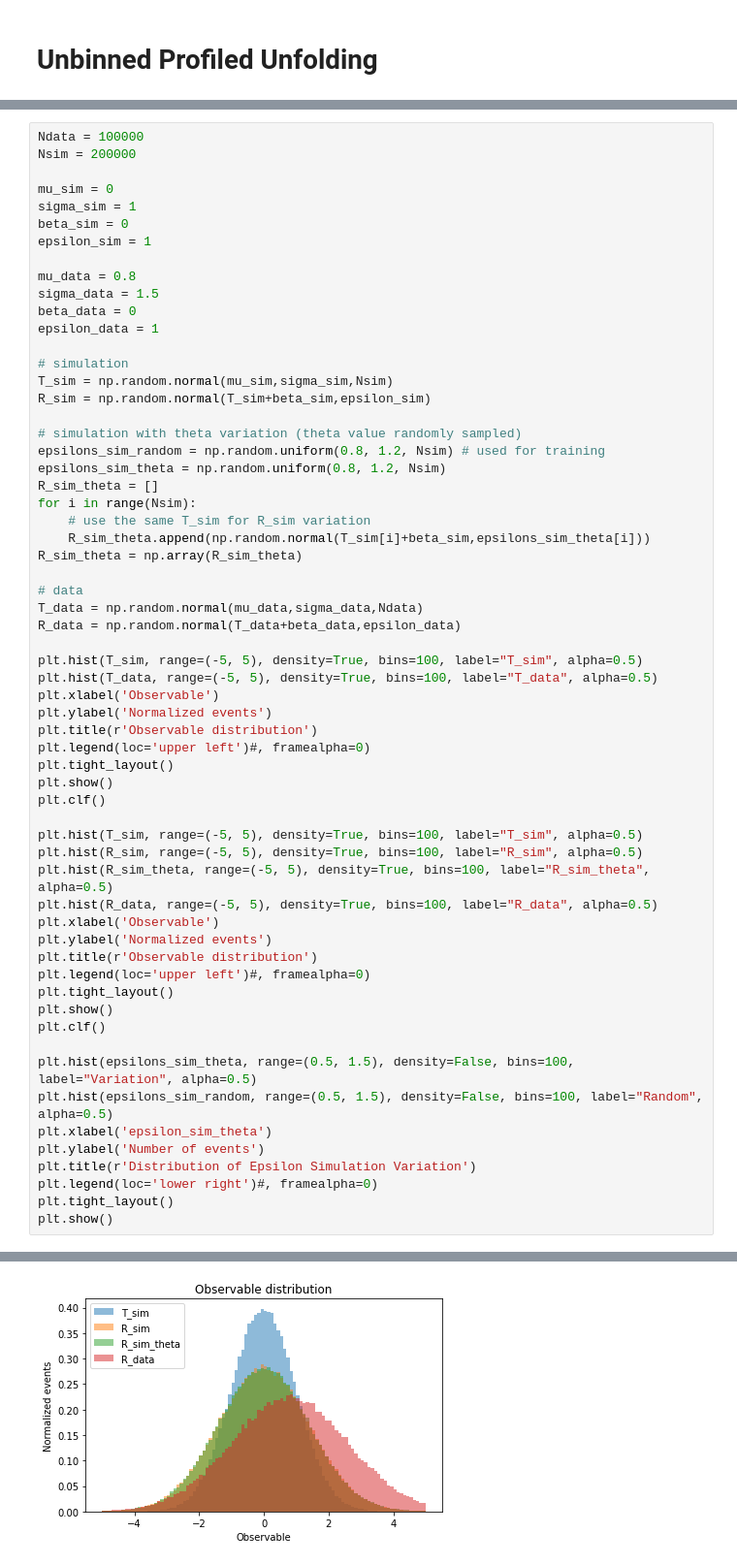
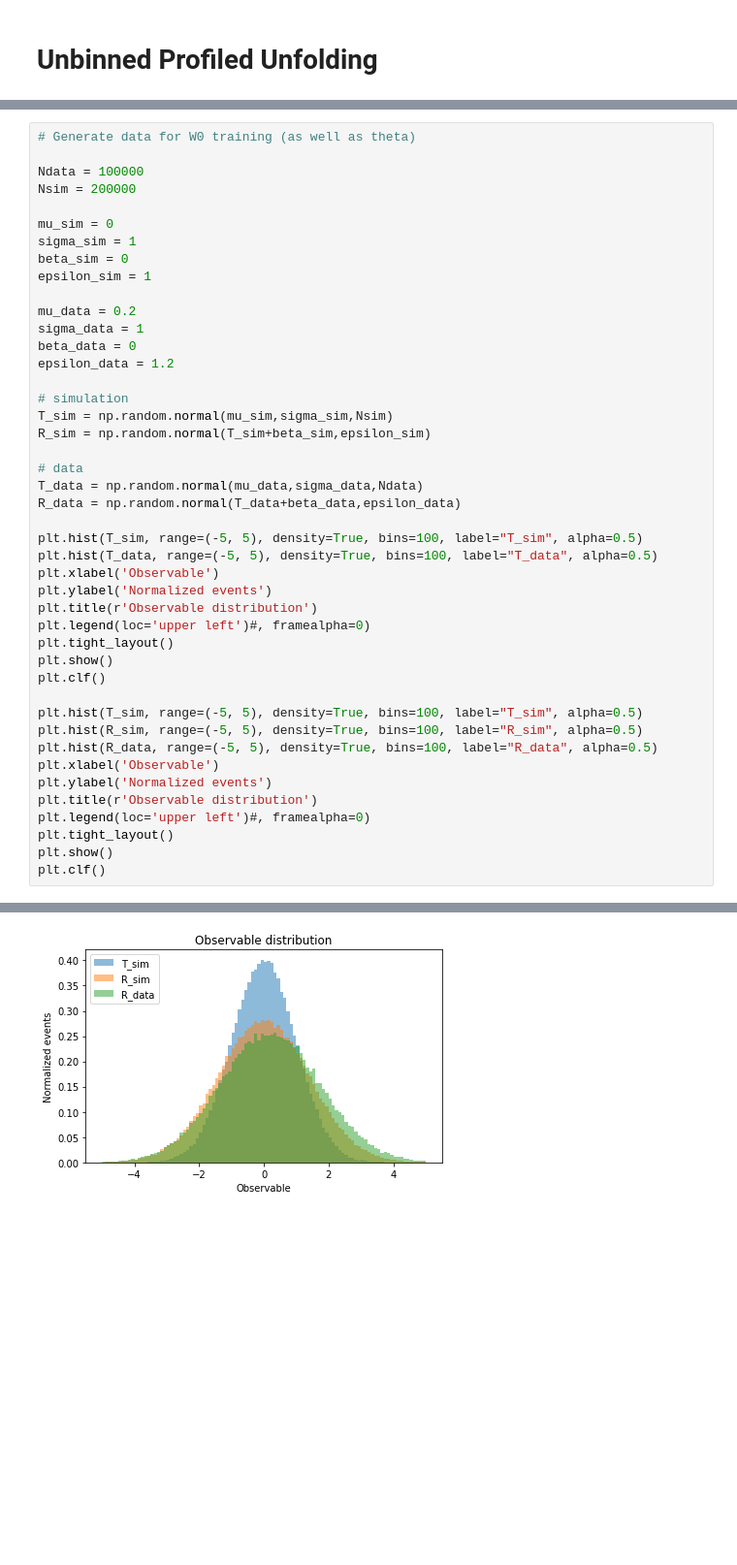
Before and after one commit to jaychan-hep/UnbinnedProfiledUnfolding, a Jupyter notebook: UnbinnedProfiledUnfolding.ipynb, the cells around one changed output, grey strips where cells are left out. Shown at 97% size. Cells and saved outputs as stored; diff of their text form; blank space fills up the shorter version.

```diff
--- a/UnbinnedProfiledUnfolding.ipynb
+++ b/UnbinnedProfiledUnfolding.ipynb
@@ -27,4 +617,6 @@ Using gpu device
 # %%
+# Generate data for W0 training (as well as theta)
+
 Ndata = 100000
 Nsim = 200000
 
@@ -33,23 +625,14 @@ sigma_sim = 1
 beta_sim = 0
 epsilon_sim = 1
 
-mu_data = 0.8
-sigma_data = 1.5
+mu_data = 0.2
+sigma_data = 1
 beta_data = 0
-epsilon_data = 1
+epsilon_data = 1.2
 
 # simulation
 T_sim = np.random.normal(mu_sim,sigma_sim,Nsim)
 R_sim = np.random.normal(T_sim+beta_sim,epsilon_sim)
-
-# simulation with theta variation (theta value randomly sampled)
-epsilons_sim_random = np.random.uniform(0.8, 1.2, Nsim) # used for training
-epsilons_sim_theta = np.random.uniform(0.8, 1.2, Nsim)
-R_sim_theta = []
-for i in range(Nsim):
-    # use the same T_sim for R_sim variation
-    R_sim_theta.append(np.random.normal(T_sim[i]+beta_sim,epsilons_sim_theta[i]))
-R_sim_theta = np.array(R_sim_theta)
 
 # data
 T_data = np.random.normal(mu_data,sigma_data,Ndata)
@@ -67,7 +650,6 @@ plt.clf()
 
 plt.hist(T_sim, range=(-5, 5), density=True, bins=100, label="T_sim", alpha=0.5)
 plt.hist(R_sim, range=(-5, 5), density=True, bins=100, label="R_sim", alpha=0.5)
-plt.hist(R_sim_theta, range=(-5, 5), density=True, bins=100, label="R_sim_theta", alpha=0.5)
 plt.hist(R_data, range=(-5, 5), density=True, bins=100, label="R_data", alpha=0.5)
 plt.xlabel('Observable')
 plt.ylabel('Normalized events')
@@ -76,13 +658,4 @@ plt.legend(loc='upper left')#, framealpha=0)
 plt.tight_layout()
 plt.show()
 plt.clf()
-
-plt.hist(epsilons_sim_theta, range=(0.5, 1.5), density=False, bins=100, label="Variation", alpha=0.5)
-plt.hist(epsilons_sim_random, range=(0.5, 1.5), density=False, bins=100, label="Random", alpha=0.5)
-plt.xlabel('epsilon_sim_theta')
-plt.ylabel('Number of events')
-plt.title(r'Distribution of Epsilon Simulation Variation')
-plt.legend(loc='lower right')#, framealpha=0)
-plt.tight_layout()
-plt.show()
 # %% [output]
@@ -90 +663 @@ plt.show()
-[figure, old version]
+[figure, new version]
```
Also changed, not shown: parts of 22 cells of this notebook.
